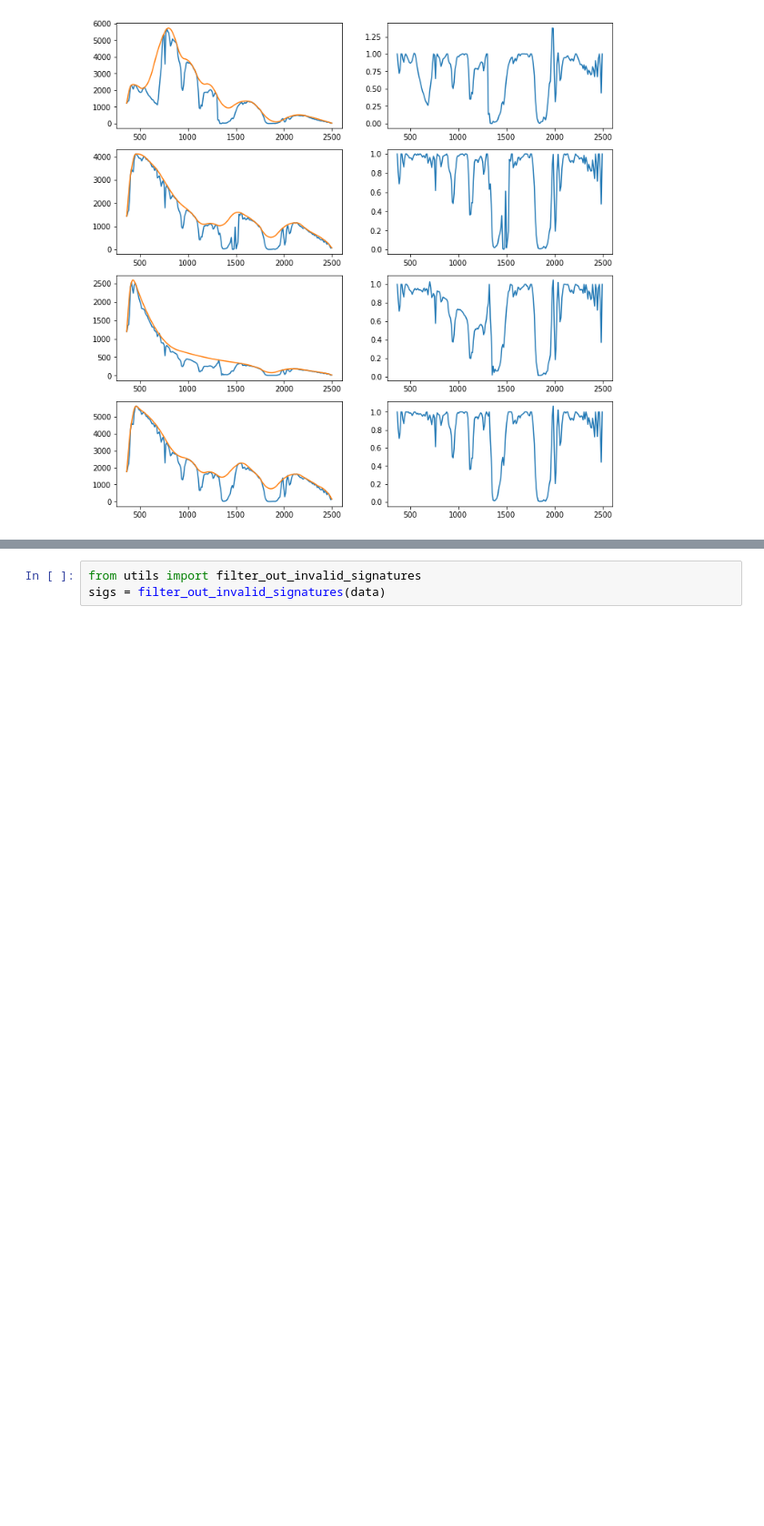
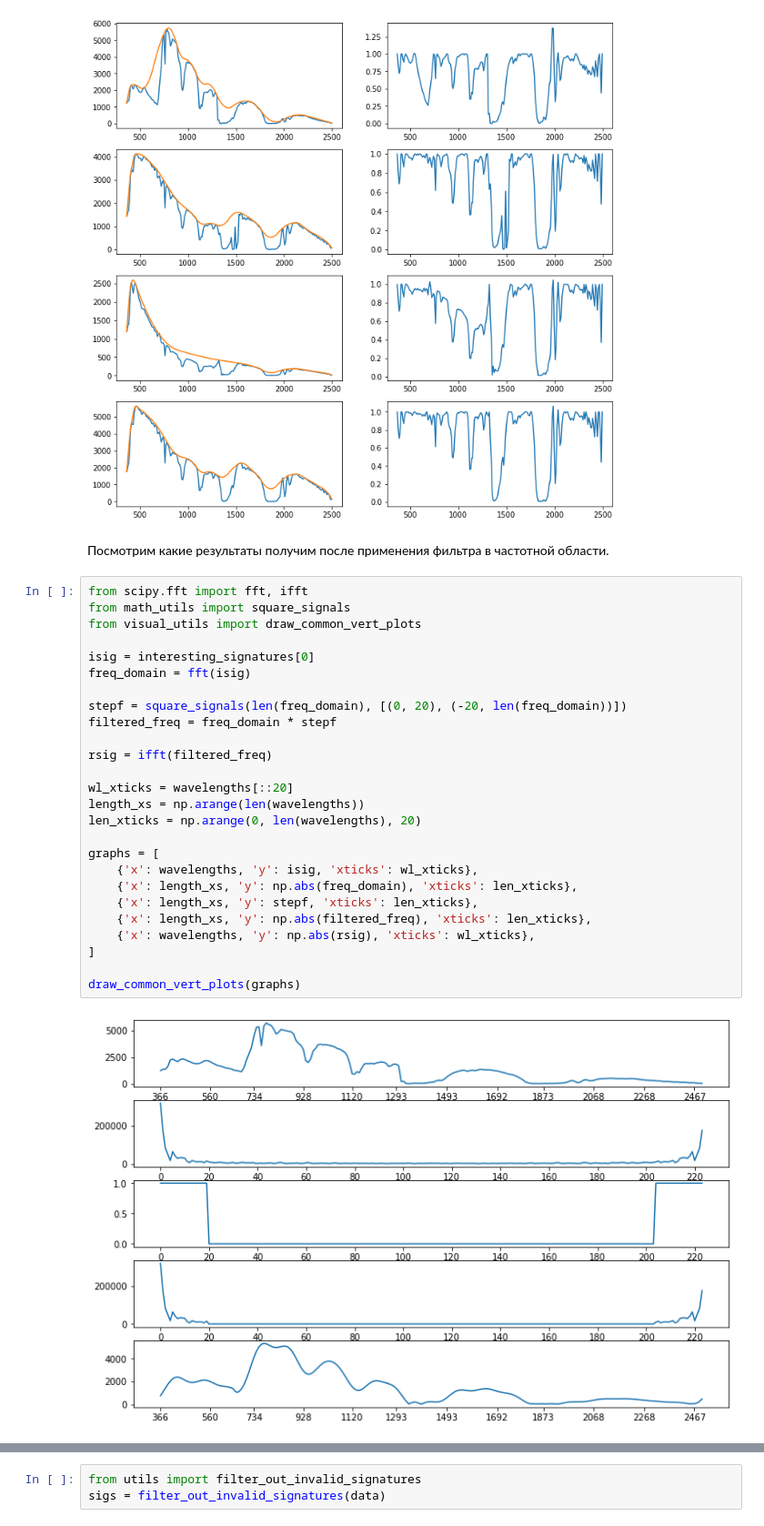
Before and after one commit to kormang/hyperspectralplayground, a Jupyter notebook: hyperspectral.ipynb, the cells around one changed output, grey strips where cells are left out. Shown at 91% size. Cells and saved outputs as stored; diff of their text form; blank space fills up the shorter version.

Commit message:
Add lowpass filters

```diff
--- a/hyperspectral.ipynb
+++ b/hyperspectral.ipynb
@@ -276,3 +276,33 @@ for isig in interesting_signatures:
 draw_common_2cols_graphs(graphs, wavelengths)
 # %% [output]
 [figure]
+# %% [markdown]
+Посмотрим какие результаты получим после применения фильтра в частотной области.
+# %%
+from scipy.fft import fft, ifft
+from math_utils import square_signals
+from visual_utils import draw_common_vert_plots
+
+isig = interesting_signatures[0]
+freq_domain = fft(isig)
+
+stepf = square_signals(len(freq_domain), [(0, 20), (-20, len(freq_domain))])
+filtered_freq = freq_domain * stepf
+
+rsig = ifft(filtered_freq)
+
+wl_xticks = wavelengths[::20]
+length_xs = np.arange(len(wavelengths))
+len_xticks = np.arange(0, len(wavelengths), 20)
+
+graphs = [
+    {'x': wavelengths, 'y': isig, 'xticks': wl_xticks},
+    {'x': length_xs, 'y': np.abs(freq_domain), 'xticks': len_xticks},
+    {'x': length_xs, 'y': stepf, 'xticks': len_xticks},
+    {'x': length_xs, 'y': np.abs(filtered_freq), 'xticks': len_xticks},
+    {'x': wavelengths, 'y': np.abs(rsig), 'xticks': wl_xticks},
+]
+
+draw_common_vert_plots(graphs)
+# %% [output]
+[figure, added]
```
Also changed, not shown: parts of 2 cells of this notebook, 3 other files.
